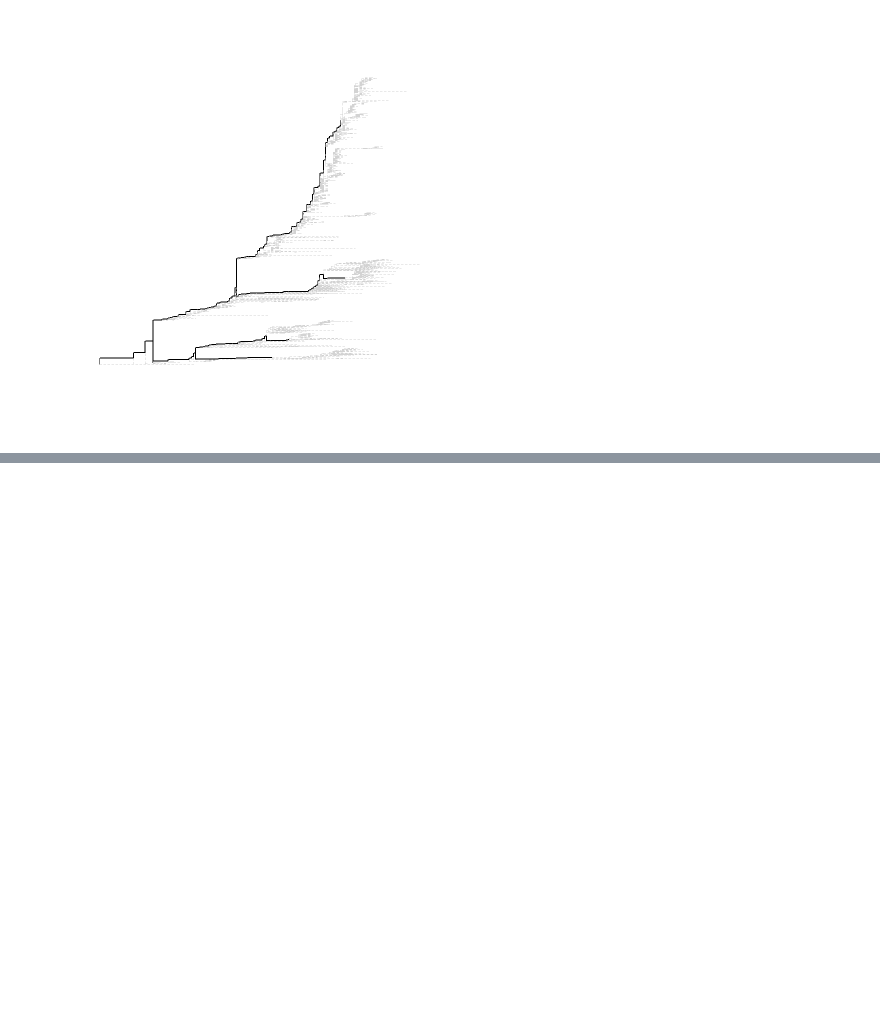
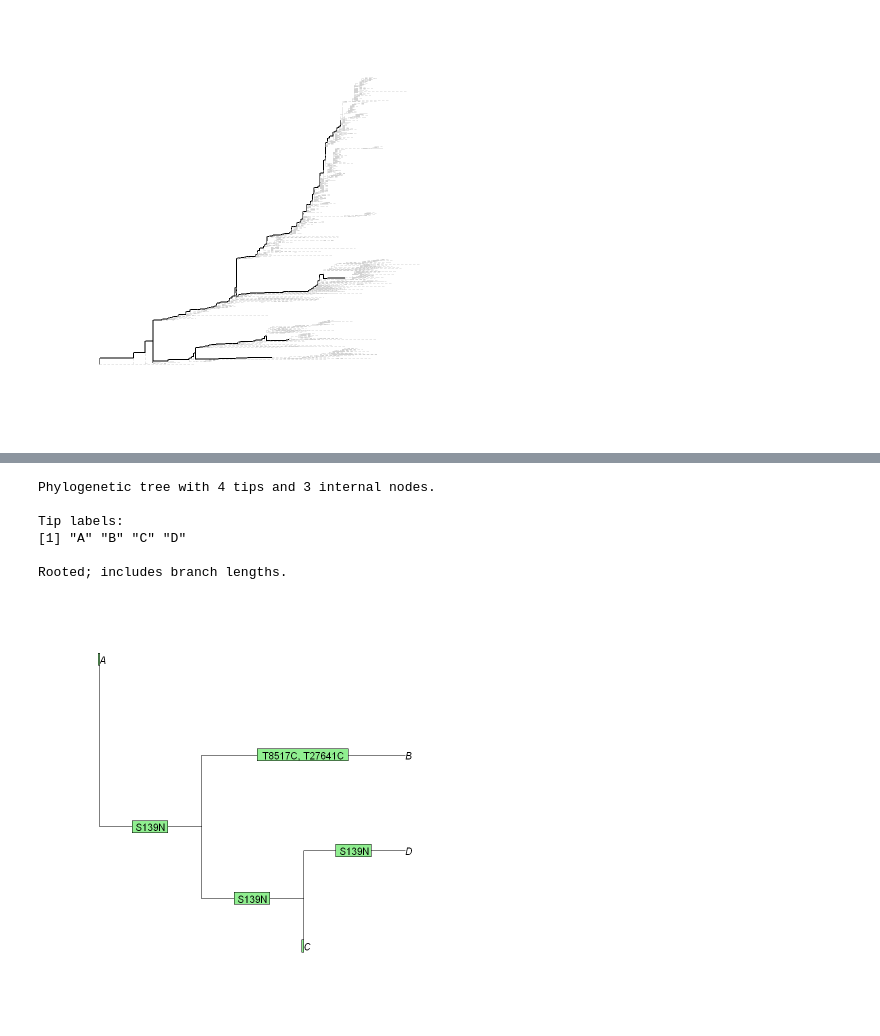
Before and after one commit to Takkoona/phyloColoring, a Jupyter notebook: 3_visualization.ipynb, the cells around one changed output, grey strips where cells are left out. Cells and saved outputs as stored; diff of their text form; code cells hidden in the pictures; blank space fills up the shorter version.

```diff
--- a/3_visualization.ipynb
+++ b/3_visualization.ipynb
@@ -189,0 +299,22 @@ attr(,"site")
+# %%
+parentNodes <- c(5L, 5L, 7L, 7L, 6L, 6L)
+childrenNodes <- c(7L, 1L, 6L, 2L, 3L, 4L)
+testEdge <- cbind(parentNodes, childrenNodes)
+testEdgeSNPs <- list("S139N", character(), "S139N", c("T8517C", "T27641C"), character(), "S139N")
+testEdgeLength <- lengths(testEdgeSNPs)
+# %%
+testTree <- list("edge" = testEdge, "edge.length" = testEdgeLength, "Nnode" = 3L, "tip.label" = LETTERS[1:4])
+class(testTree) <- "phylo"
+testTree
+# %% [output]
+Phylogenetic tree with 4 tips and 3 internal nodes.
+
+Tip labels:
+[1] "A" "B" "C" "D"
+
+Rooted; includes branch lengths.
+# %%
+plot(testTree)
+ape::edgelabels(sapply(testEdgeSNPs, function (snp) paste(snp, collapse = ", ")))
+# %% [output]
+[figure, added]
```
Also changed, not shown: parts of 5 cells of this notebook.
